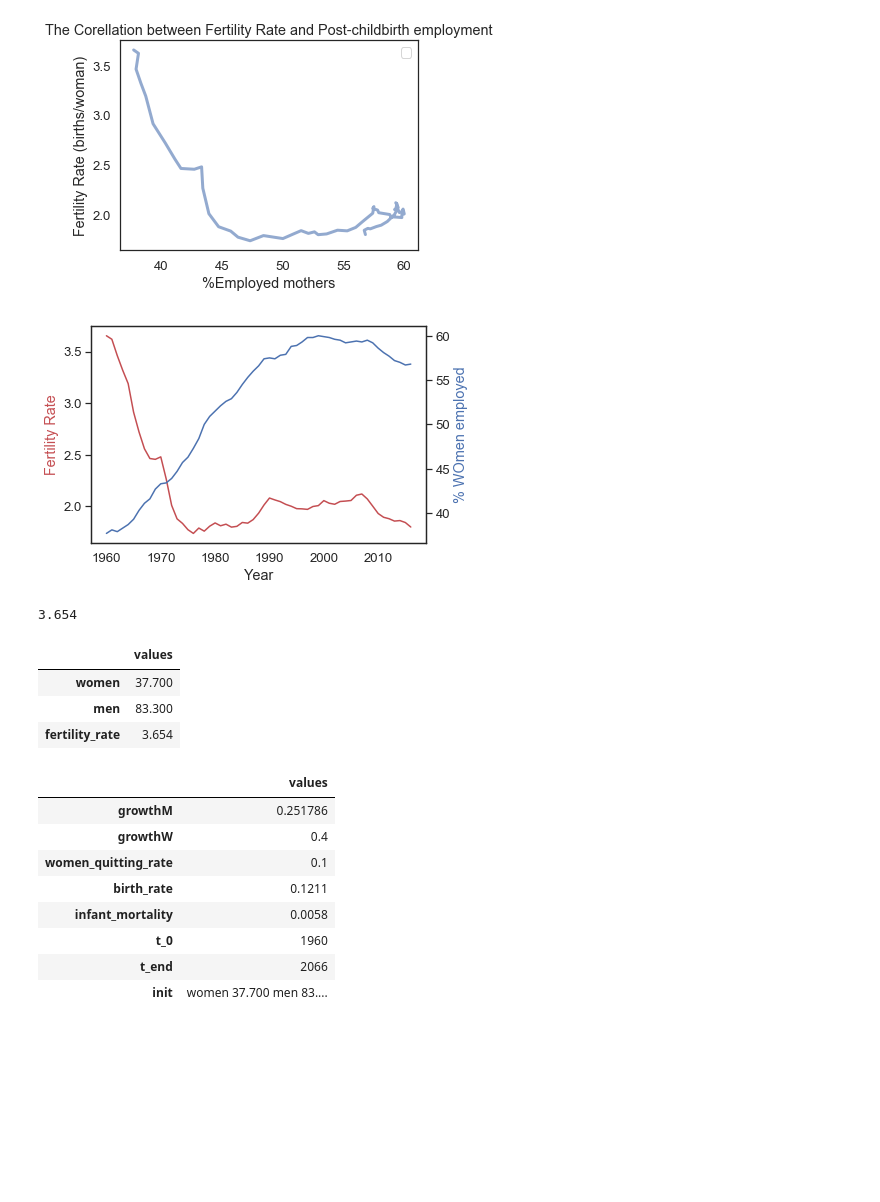
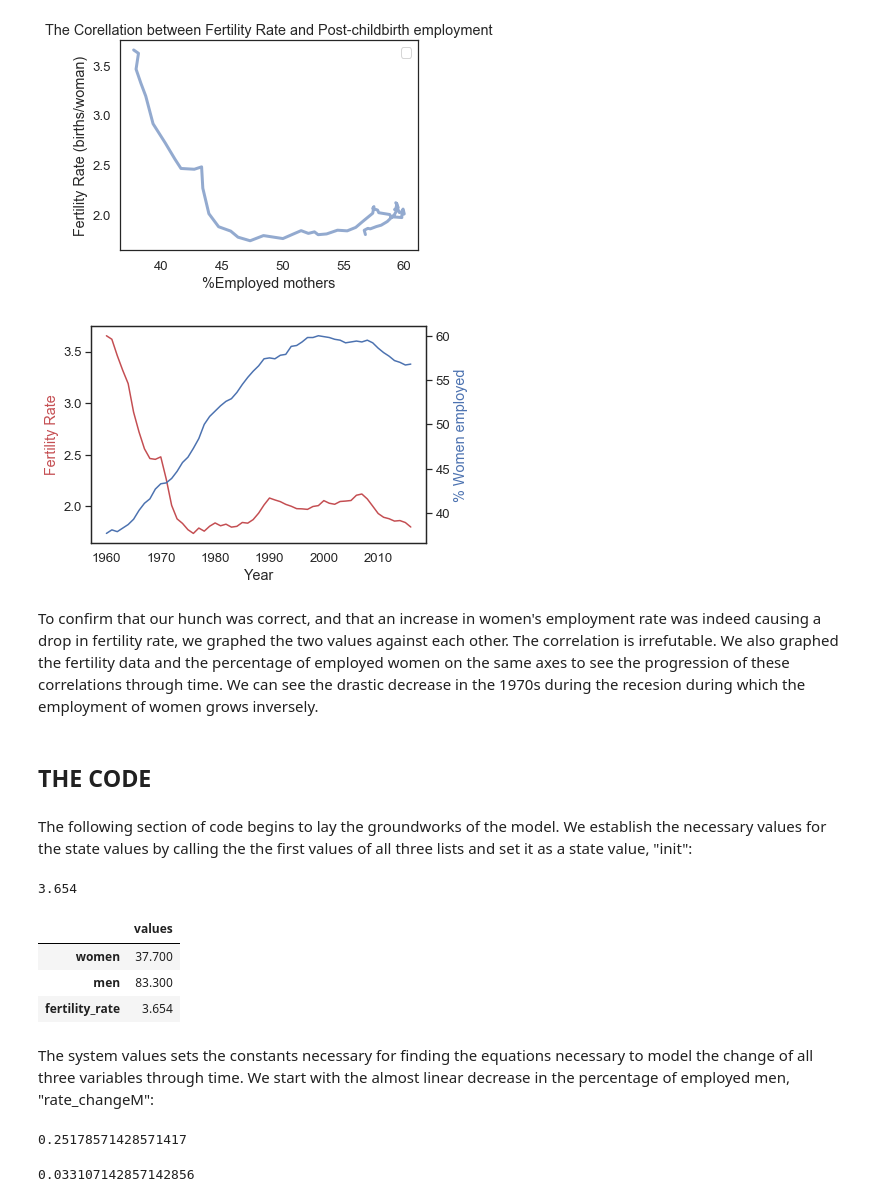
Before and after one commit to dlrow-olleh/ModSimPy, a Jupyter notebook: code/Project/Projehct.ipynb, the cells around one changed output. Saved outputs shown, nothing was run; the diff lists cells and outputs as text; code cells hidden in the pictures; blank space fills up the shorter version.

```diff
--- a/code/Project/Projehct.ipynb
+++ b/code/Project/Projehct.ipynb
@@ -83,25 +82,27 @@ decorate(xlabel='%Employed mothers',
 # %%
 x = time
 
-fig, ax1 = plt.subplots()
+fig, ax1 = plt.subplots() #setting up to have two y axes on the same plot as subplots
 ax2 = ax1.twinx()
 
-ax1.plot(x,fertility,'r-')
-ax2.plot(x, percentageW, 'b-')
-ax1.set_xlabel('Year')
-ax1.set_ylabel('Fertility Rate', color = 'r')
-ax2.set_ylabel('% WOmen employed', color = 'b')
+ax1.plot(x,fertility,'r-') #plotting fertility rate
+ax2.plot(x, percentageW, 'b-') #plotting employment
+ax1.set_xlabel('Year') #setting x lable
+ax1.set_ylabel('Fertility Rate', color = 'r') #setting first y label, specific to fertility rate
+ax2.set_ylabel('% Women employed', color = 'b') #setting second y label, specific to employment
 plt.show()
-
-#label axes in specified intervals between 1960 and 2016
-#different axis for fertility rate and ratio
 # %% [output]
-[figure, old version]
+[figure, new version]
-# %%
-#happy = [item[0] for item in percentageW]
-first_women = percentageW[-57]
-first_men = percentageM[-57]
-baby = fertility[-57]
-# %% [output]
-3.654
+# %% [markdown]
+To confirm that our hunch was correct, and that an increase in women's employment rate was indeed causing a drop in fertility rate, we graphed the two values against each other. The correlation is irrefutable. We also graphed the fertility data and the percentage of employed women on the same axes to see the progression of these correlations through time. We can see the drastic decrease in the 1970s during the recesion during which the employment of women grows inversely.
+# %% [markdown]
+## THE CODE
+# %% [markdown]
+The following section of code begins to lay the groundworks of the model. We establish the necessary values for the state values by calling the the first values of all three lists and set it as a state value, "init":
+# %%
+first_women = percentageW[-57] #percentage of employed women in 1960
+first_men = percentageM[-57] #percentage of employed men in 1960
+baby = fertility[-57] #fertility rate 1960
+# %% [output]
+3.654
 # %%
@@ -113,23 +114,12 @@ init = State(women = first_women,
 | women | 37.700 |
 | men | 83.300 |
 | fertility_rate | 3.654 |
-# %%
-system = System(growthM = rate_changeM,
-              growthW = 0.4,
-              women_quitting_rate = 0.1,
-              birth_rate = 0.1211,
-              infant_mortality = 0.0058,
-              t_0 = 1960,
-              t_end = 2066,
-              init = init
-              )
-# %% [output]
-|  | values |
-| growthM | 0.251786 |
-| growthW | 0.4 |
-| women_quitting_rate | 0.1 |
-| birth_rate | 0.1211 |
-| infant_mortality | 0.0058 |
-| t_0 | 1960 |
-| t_end | 2066 |
-| init | women 37.700 men 83.... |
+# %% [markdown]
+The system values sets the constants necessary for finding the equations necessary to model the change of all three variables through time. We start with the almost linear decrease in the percentage of employed men, "rate_changeM":
+# %%
+rate_changeM = (percentageM[-57] - percentageM[-1])/(2016-1960) #change in rate of men's employment: change in employment/time
+print(rate_changeM)
+rate_changeFert = (fertility[-57] - fertility[-1])/(2016-1960) #change in fertility rate
+# %% [output]
+0.25178571428571417
+0.033107142857142856
```
Also changed, not shown: parts of 23 cells of this notebook.
